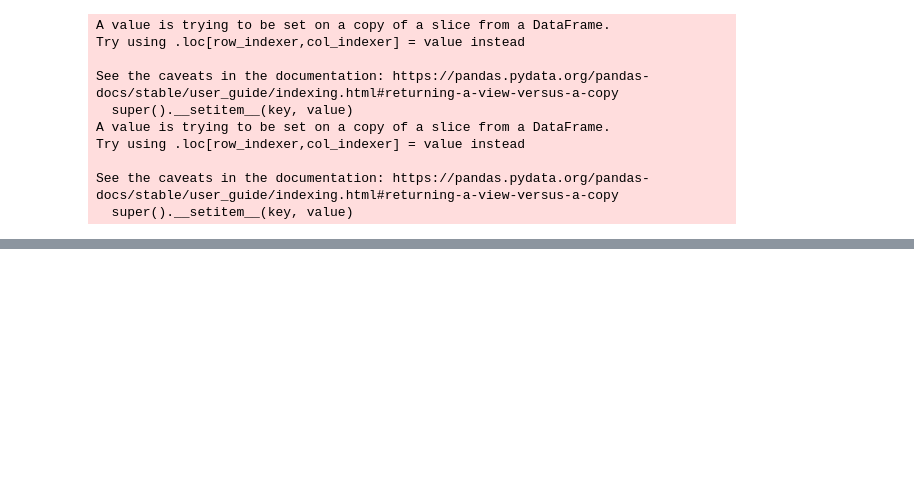
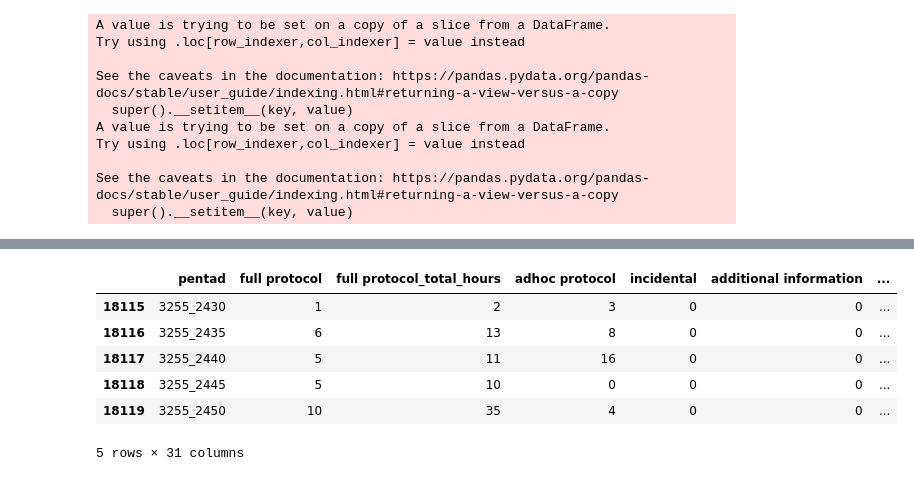
Before and after one commit to jardunn/ForTheBirds-EdenToAddo, a Jupyter notebook: forTheBirds_E2A.ipynb, the cells around one changed output, grey strips where cells are left out. Cells and saved outputs as stored; diff of their text form; code cells hidden in the pictures; blank space fills up the shorter version.

```diff
--- a/forTheBirds_E2A.ipynb
+++ b/forTheBirds_E2A.ipynb
@@ -255,0 +366,26 @@ plt.show()
+# %%
+## Matric where protected is defined by more than 50%
+# Create the matrix
+matrix_data = []
+
+e2a_pentad_gdf['pprotected'] = e2a_pentad_gdf.percentage_protected.apply(lambda x: 'protected' if x > 0.5 else 'unprotected')
+for protected_status in e2a_pentad_gdf['pprotected'].unique():
+  row = []
+  for corridor_status in e2a_pentad_gdf['corridor_status'].unique():
+    subset = e2a_pentad_gdf[(e2a_pentad_gdf['pprotected'] == protected_status) & (e2a_pentad_gdf['corridor_status'] == corridor_status)]
+    full_protocol_sum = subset['full protocol'].sum()
+    row.append(full_protocol_sum)
+  matrix_data.append(row)
+
+# Create a DataFrame from the matrix
+matrix_df = pd.DataFrame(matrix_data, index=e2a_pentad_gdf['pprotected'].unique(), columns=e2a_pentad_gdf['corridor_status'].unique())
+row_totals = matrix_df.sum(axis=1)
+col_totals = matrix_df.sum(axis=0)
+
+# Add row totals as a new column
+matrix_df['Total'] = row_totals
+
+# Add column totals as a new row
+matrix_df.loc['Total'] = col_totals
+
+matrix_df
@@ -255,0 +402,10 @@ plt.show()
+# %%
+e2a_pentad_gdf.head()
+# %% [output]
+|  | pentad | full protocol | full protocol_total_hours | adhoc protocol | incidental | additional information | ... |
+| 18115 | 3255_2430 | 1 | 2 | 3 | 0 | 0 | ... |
+| 18116 | 3255_2435 | 6 | 13 | 8 | 0 | 0 | ... |
+| 18117 | 3255_2440 | 5 | 11 | 16 | 0 | 0 | ... |
+| 18118 | 3255_2445 | 5 | 10 | 0 | 0 | 0 | ... |
+| 18119 | 3255_2450 | 10 | 35 | 4 | 0 | 0 | ... |
+5 rows × 31 columns
```
Also changed, not shown: parts of 15 cells of this notebook.
